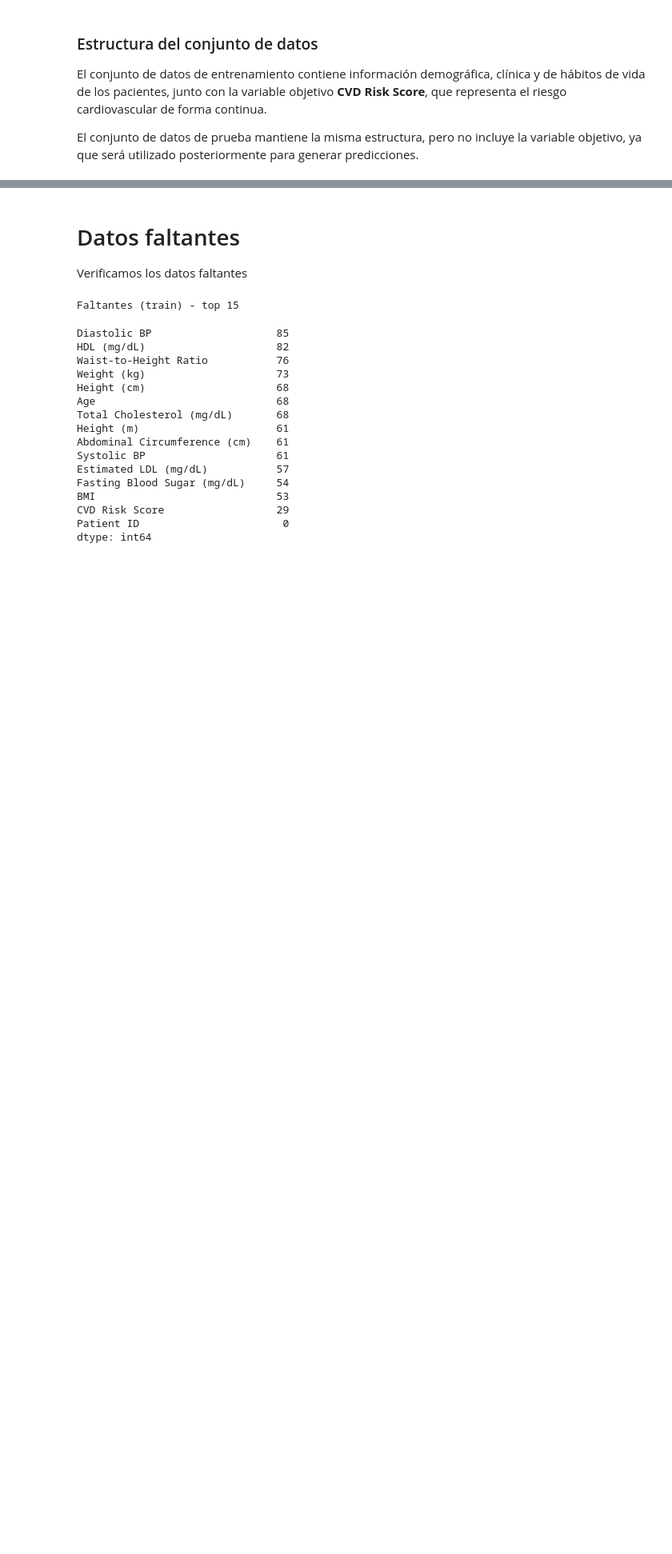
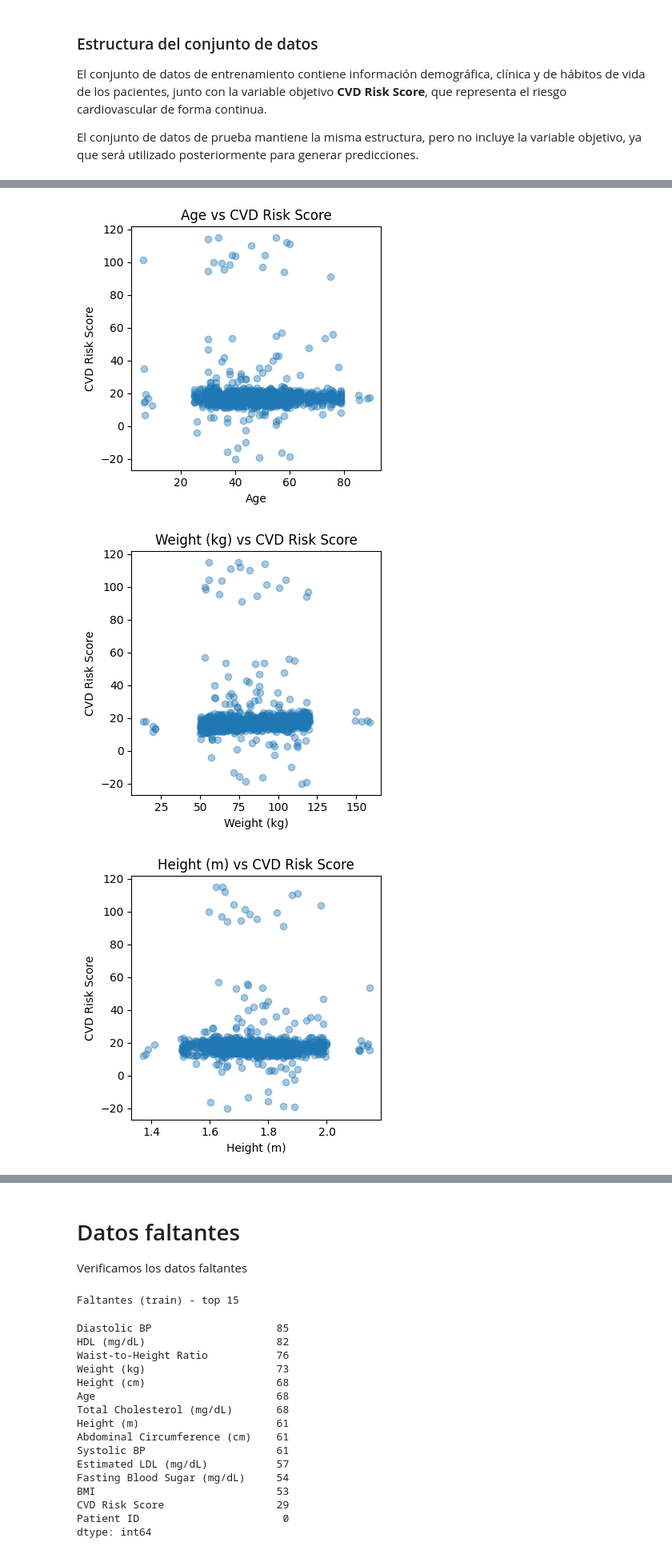
Before and after one commit to DanielDiab/Lab-1-Aprendizaje-de-Maquina, a Jupyter notebook: notebooks/AlpesHearth_Lab1.ipynb, the cells around one changed output, grey strips where cells are left out. Shown at 80% size. Drawn from its saved outputs; the diff is of its cells as text; code cells hidden in the pictures; blank space fills up the shorter version.

```diff
--- a/notebooks/AlpesHearth_Lab1.ipynb
+++ b/notebooks/AlpesHearth_Lab1.ipynb
@@ -93,0 +96,24 @@ El conjunto de datos de prueba mantiene la misma estructura, pero no incluye la
+# %%
+objetivo = "CVD Risk Score"
+df = datos_entrenamiento.copy()
+
+# separar X e y
+X = df.drop(columns=[objetivo], errors="ignore")
+y = df[objetivo]
+
+# identificar tipos
+numericas = X.select_dtypes(include=np.number).columns
+categoricas = X.select_dtypes(exclude=np.number).columns
+
+for col in numericas:
+    plt.figure(figsize=(4,4))
+    plt.scatter(X[col], y, alpha=0.4)
+    plt.xlabel(col)
+    plt.ylabel(objetivo)
+    plt.title(f"{col} vs {objetivo}")
+    plt.tight_layout()
+    plt.show()
+# %% [output]
+[figure, added]
+[figure, added]
+[figure, added]
```
Also changed, not shown: parts of 5 cells of this notebook, 1 other file.
